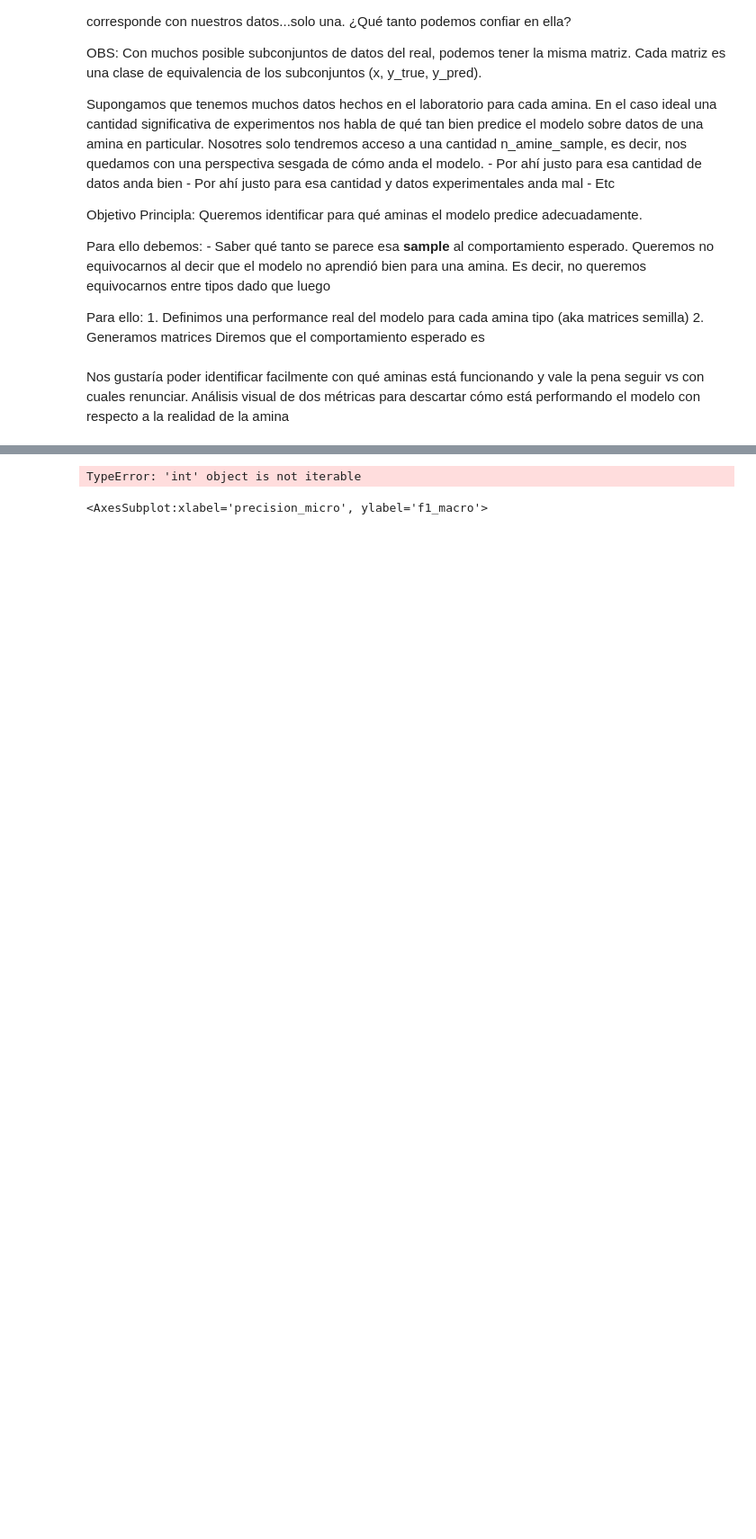
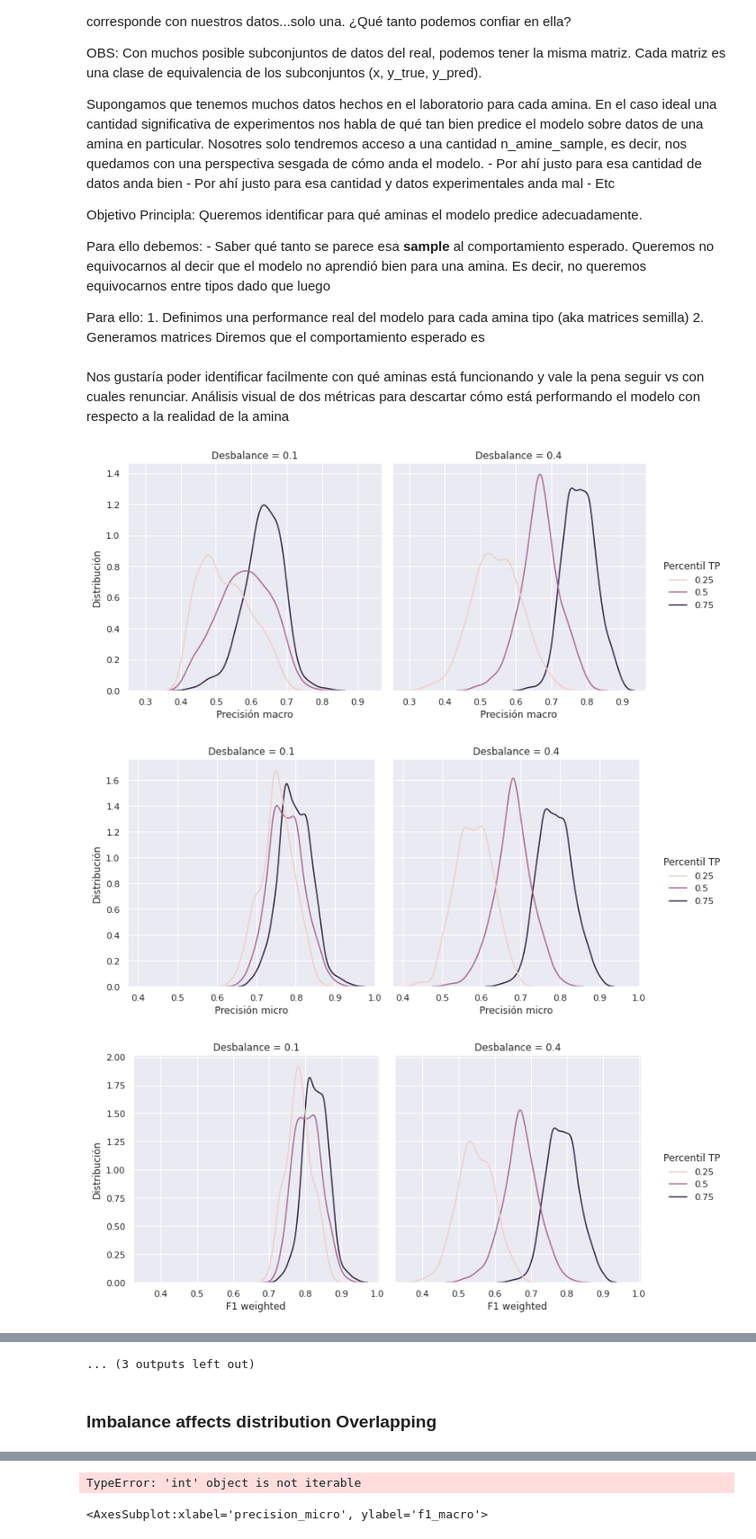
Before and after one commit to beluticona/licentiate-thesis-repo, a Jupyter notebook: notebooks/metrics-errors/3.0-mbto-metrics-synthetic-data.ipynb, the cells around one changed output, grey strips where cells are left out. Shown at 90% size. Drawn from its saved outputs; the diff is of its cells as text; code cells hidden in the pictures; blank space fills up the shorter version.

Commit message:
Pre model and experimental error simulation

```diff
--- a/notebooks/metrics-errors/3.0-mbto-metrics-synthetic-data.ipynb
+++ b/notebooks/metrics-errors/3.0-mbto-metrics-synthetic-data.ipynb
@@ -571,4 +208,0 @@ dataset = set_experiment(seed_confusion_matrix, labels, n_matrix_size=50,
-# %%
-for metric in metrics_to_compute.keys():
-    for average in metrics_to_compute[metric]:
-        add_metric_to(dataset, metric, average)
@@ -574,0 +273,39 @@ for metric in metrics_to_compute.keys():
+# %%
+def plot_files(path, plot_fun, plot_args={}):
+    path_src = Path(path)
+    if path_src.is_dir():
+        plot_folder = Path(path + "_plots")
+        plot_folder.mkdir(parents=True, exist_ok=True)
+        for src_filename in path_src.iterdir():
+            plot_fun(src_filename, plot_folder, plot_args)
+    #elif path_src.is_file():
+    #   plot_fun(path_src, plot_args, Path(plot_folder/src_filename))
+# %%
+sns.set_context('talk')
+
+def map_from_filename(file_name):
+    str_map_match = re.search(r'\{.*\}', file_name).group(0)
+    return ast.literal_eval(str_map_match)
+
+def plot_compare_metrics_distribution(file_path, plot_folder, plot_args={}):
+    map_cols = map_names_for_plot()
+    all_metrics = ["precision_macro", "precision_micro", "f1_weighted", "f1_macro", "matthew"]
+    metrics = plot_args.get("metrics_to_plot", all_metrics)
+    df = pd.read_csv(file_path)
+    df = df.rename(columns=map_cols)
+    filename = file_path.stem
+    plot_variables = map_from_filename(filename)
+    for metric in metrics:
+        ax = sns.displot(df, x=map_cols[metric], hue=map_cols["percentil_tp"], kind="kde",
+                         col=map_cols["imbalance"], fill=True, common_norm=False, palette="Paired",
+                         alpha=.5, linewidth=0)
+        ax.set(ylabel='Distribución')
+        ax.fig.subplots_adjust(top=0.85)
+        plot_title = "Prop. Error: {} | n matrix: {} | m matrices: {} | semilla: {}".format(plot_variables["error_prop"],
+                                                                                            plot_variables["n_size"],
+                                                                                            plot_variables["m_matrices"],
+                                                                                            plot_variables["seed"],
+                                                                                            )
+        ax.fig.suptitle(plot_title, fontsize=14)
+        plot_path = plot_folder / (filename + "_"+ metric + ".png")
+        plt.savefig(plot_path,facecolor='w', transparent=False, dpi=150)
@@ -574,0 +314,6 @@ for metric in metrics_to_compute.keys():
+# %%
+plot_files("test", plot_compare_metrics_distribution, {})
+# %% [output]
+[figure, added]
+[figure, added]
+[figure, added]
@@ -574,0 +329,3 @@ for metric in metrics_to_compute.keys():
+... (3 outputs left out)
+# %% [markdown]
+### Imbalance affects distribution Overlapping
```
Also changed, not shown: parts of 40 cells of this notebook.
